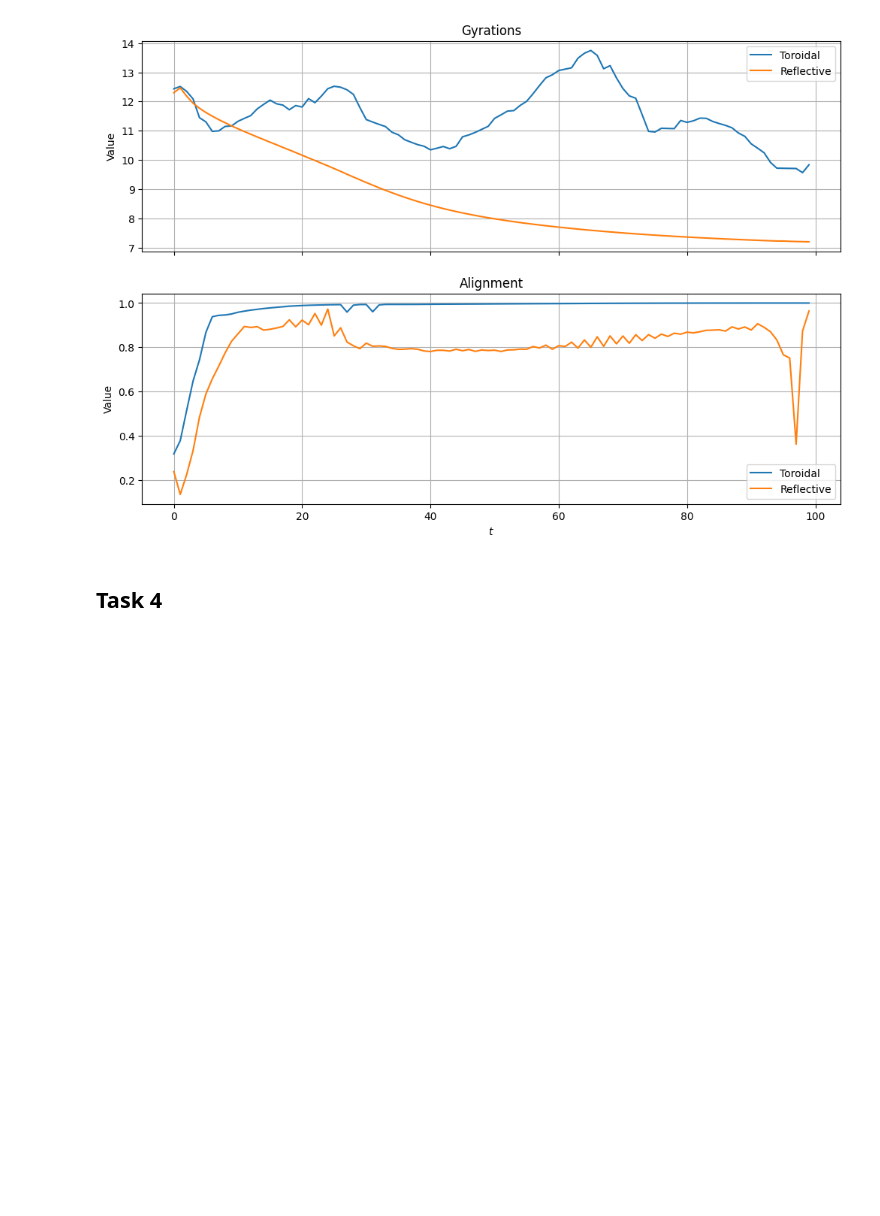
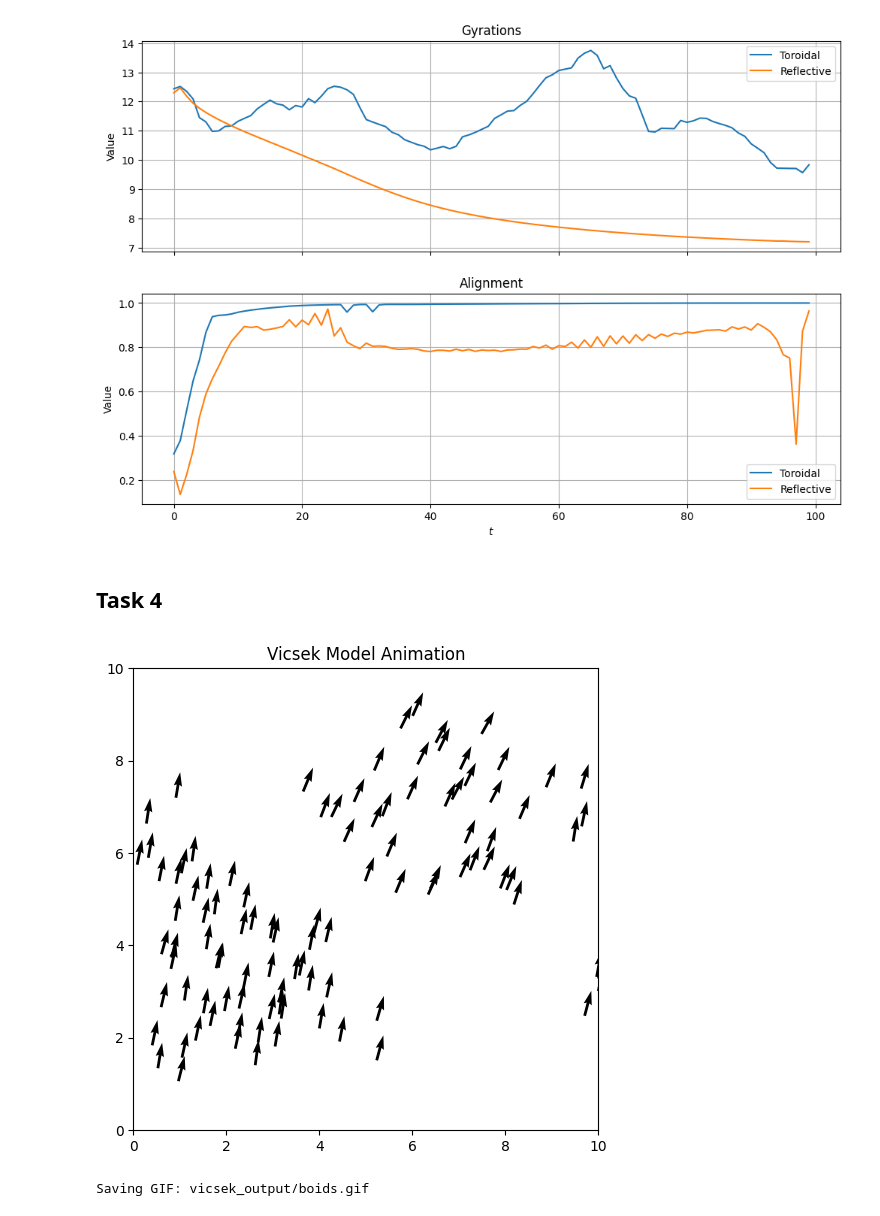
Before and after one commit to Ziverael/Studies2, a Jupyter notebook: abm/list3.ipynb, the cells around one changed output. Saved outputs shown, nothing was run; the diff lists cells and outputs as text; code cells hidden in the pictures; blank space fills up the shorter version.

Commit message:
Vicsek model added

```diff
--- a/abm/list3.ipynb
+++ b/abm/list3.ipynb
@@ -650,3 +649,64 @@ task3()
 [figure]
 # %% [markdown]
 ## Task 4
+# %%
+import numpy as np
+import matplotlib.pyplot as plt
+from matplotlib.animation import FuncAnimation
+
+# Parameters
+N = 100          # Number of particles
+L = 10.0         # Box size
+v = 0.03         # Particle speed
+eta = 0.1        # Noise amplitude
+r = 1.0          # Interaction radius
+dt = 1.0         # Time step
+steps = 500      # Number of steps in animation
+
+# Initialize positions and angles
+positions = L * np.random.rand(N, 2)
+angles = 2 * np.pi * np.random.rand(N)
+
+def distance(p1, p2, L):
+    """Compute distance with periodic boundary conditions."""
+    delta = np.abs(p1 - p2)
+    delta = np.where(delta > 0.5 * L, L - delta, delta)
+    return np.sqrt((delta**2).sum(axis=-1))
+
+def vicsek_step(positions, angles):
+    new_angles = np.zeros_like(angles)
+
+    for i in range(N):
+        dist = distance(positions[i], positions, L)
+        neighbors = np.where(dist < r)[0]
+        avg_angle = np.arctan2(np.mean(np.sin(angles[neighbors])),
+                               np.mean(np.cos(angles[neighbors])))
+        new_angles[i] = avg_angle + eta * (np.random.rand() - 0.5)
+
+    positions[:, 0] += v * np.cos(new_angles) * dt
+    positions[:, 1] += v * np.sin(new_angles) * dt
+    positions %= L  # periodic boundary
+
+    return positions, new_angles
+
+# Setup figure
+fig, ax = plt.subplots(figsize=(6,6))
+quiver = ax.quiver(positions[:,0], positions[:,1], np.cos(angles), np.sin(angles))
+ax.set_xlim(0, L)
+ax.set_ylim(0, L)
+ax.set_title("Vicsek Model Animation")
+
+def update(frame):
+    global positions, angles
+    positions, angles = vicsek_step(positions, angles)
+    quiver.set_offsets(positions)
+    quiver.set_UVC(np.cos(angles), np.sin(angles))
+    return quiver,
+
+# Create animation
+anim = FuncAnimation(fig, update, frames=steps, interval=50, blit=True)
+writer = animation.PillowWriter(fps=15)
+anim.save("Vicsek.gif", writer=writer, dpi=150)
+plt.show()
+# %% [output]
+[figure, added]
@@ -652,0 +832,14 @@ task3()
+# %%
+vicsek = Vicsek(
+    population_size=60,
+    board_width=30,
+    board_height=30,
+    v=0.1,
+    seed=44,
+    boundary="toroidal"
+)
+vrules = VicsekRules(r=5.0, eta=0.1)
+vicsek.set_rules(vrules)
+vicsek.animate(1.0)
+# %% [output]
+Saving GIF: vicsek_output/boids.gif
```
Also changed, not shown: parts of 3 cells of this notebook.
